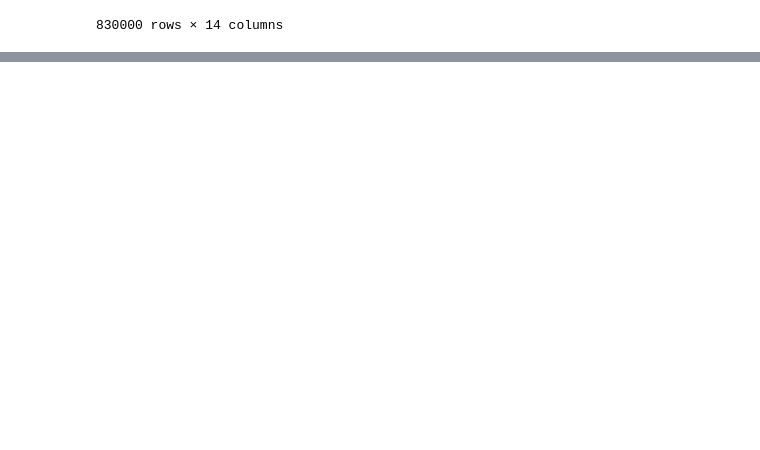
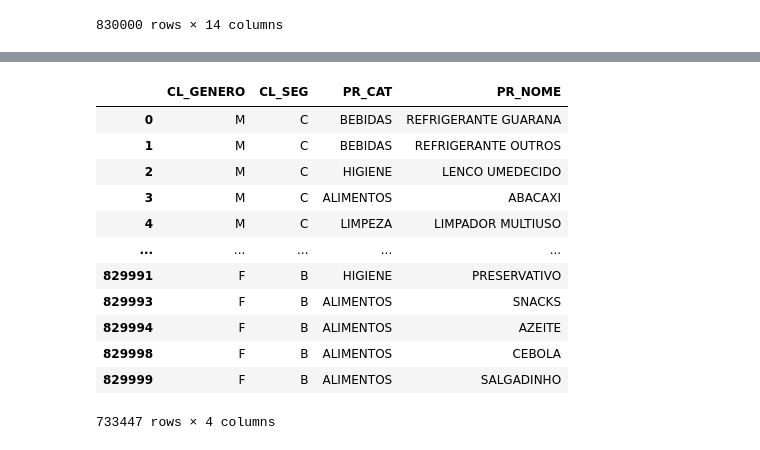
Before and after one commit to valebaggiosj/Miniprojeto_Valeria_T3, a Jupyter notebook: miniprojeto-valeria-t3.ipynb, the cells around one changed output, grey strips where cells are left out. Cells and saved outputs as stored; diff of their text form; code cells hidden in the pictures; blank space fills up the shorter version.

```diff
--- a/miniprojeto-valeria-t3.ipynb
+++ b/miniprojeto-valeria-t3.ipynb
@@ -21,0 +146,3 @@ df
+# %%
+# Excluir os registros duplicados
+df = df.drop_duplicates()
@@ -21,0 +220,24 @@ df
+# %%
+# Padronizar os dados do tipo string para retirar espaços em branco (no inio e fim) e, neste caso, manter todo em caixa alta.
+# Consultei fórmula por IA, via Google
+colunas_string = df.select_dtypes(include=['object']).columns
+#df[colunas_string] = df[colunas_string].apply(lambda x: x.astype(object).str.strip())
+
+# Use o .loc com ":" para indicar "todas as linhas" e passe a lista de colunas
+df.loc[:, colunas_string] = df[colunas_string].apply(lambda x: x.astype(str).str.strip())
+# %%
+df[colunas_string]
+# %% [output]
+|  | CL_GENERO | CL_SEG | PR_CAT | PR_NOME |
+| 0 | M | C | BEBIDAS | REFRIGERANTE GUARANA |
+| 1 | M | C | BEBIDAS | REFRIGERANTE OUTROS |
+| 2 | M | C | HIGIENE | LENCO UMEDECIDO |
+| 3 | M | C | ALIMENTOS | ABACAXI |
+| 4 | M | C | LIMPEZA | LIMPADOR MULTIUSO |
+| ... | ... | ... | ... | ... |
+| 829991 | F | B | HIGIENE | PRESERVATIVO |
+| 829993 | F | B | ALIMENTOS | SNACKS |
+| 829994 | F | B | ALIMENTOS | AZEITE |
+| 829998 | F | B | ALIMENTOS | CEBOLA |
+| 829999 | F | B | ALIMENTOS | SALGADINHO |
+733447 rows × 4 columns
```
Also changed, not shown: parts of 17 cells of this notebook.
